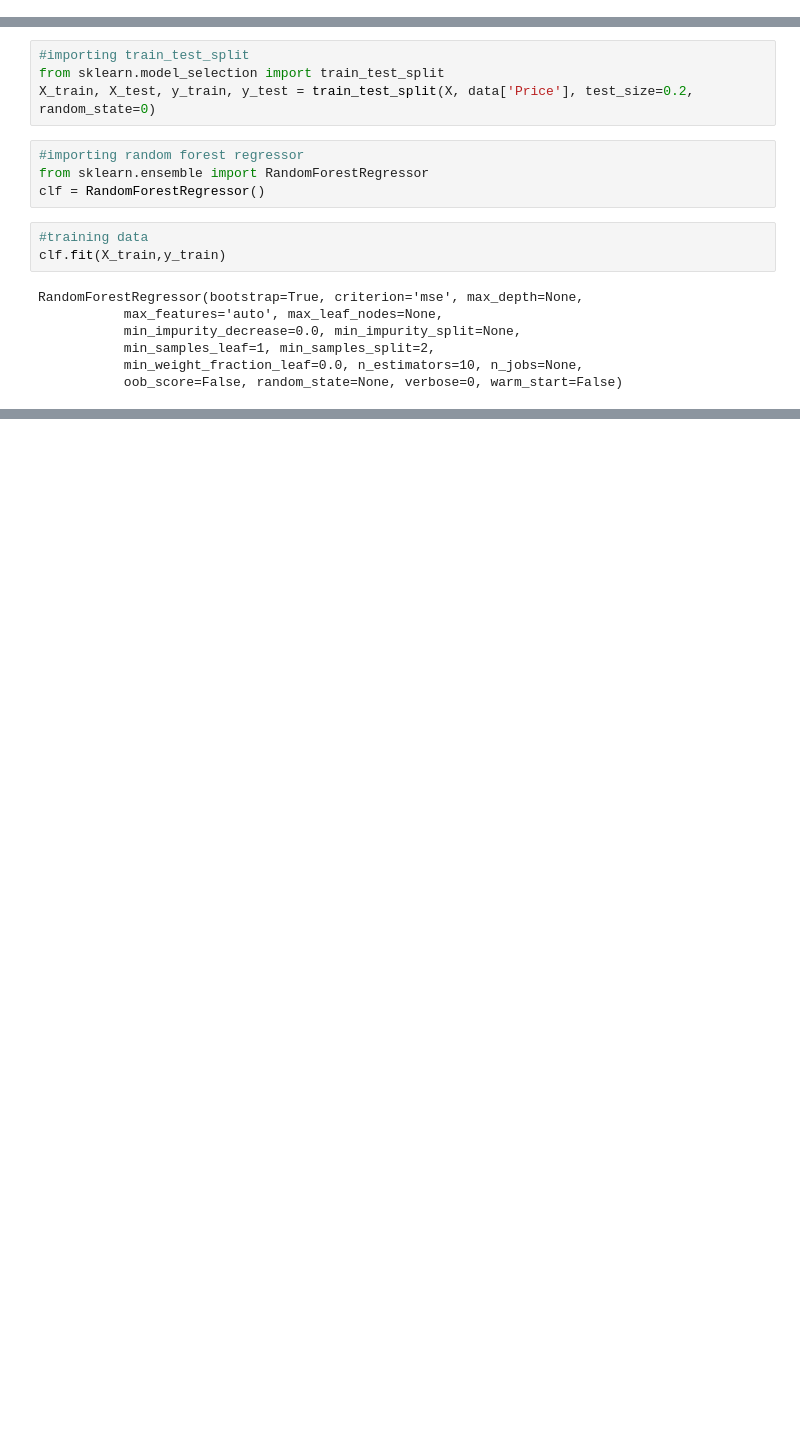
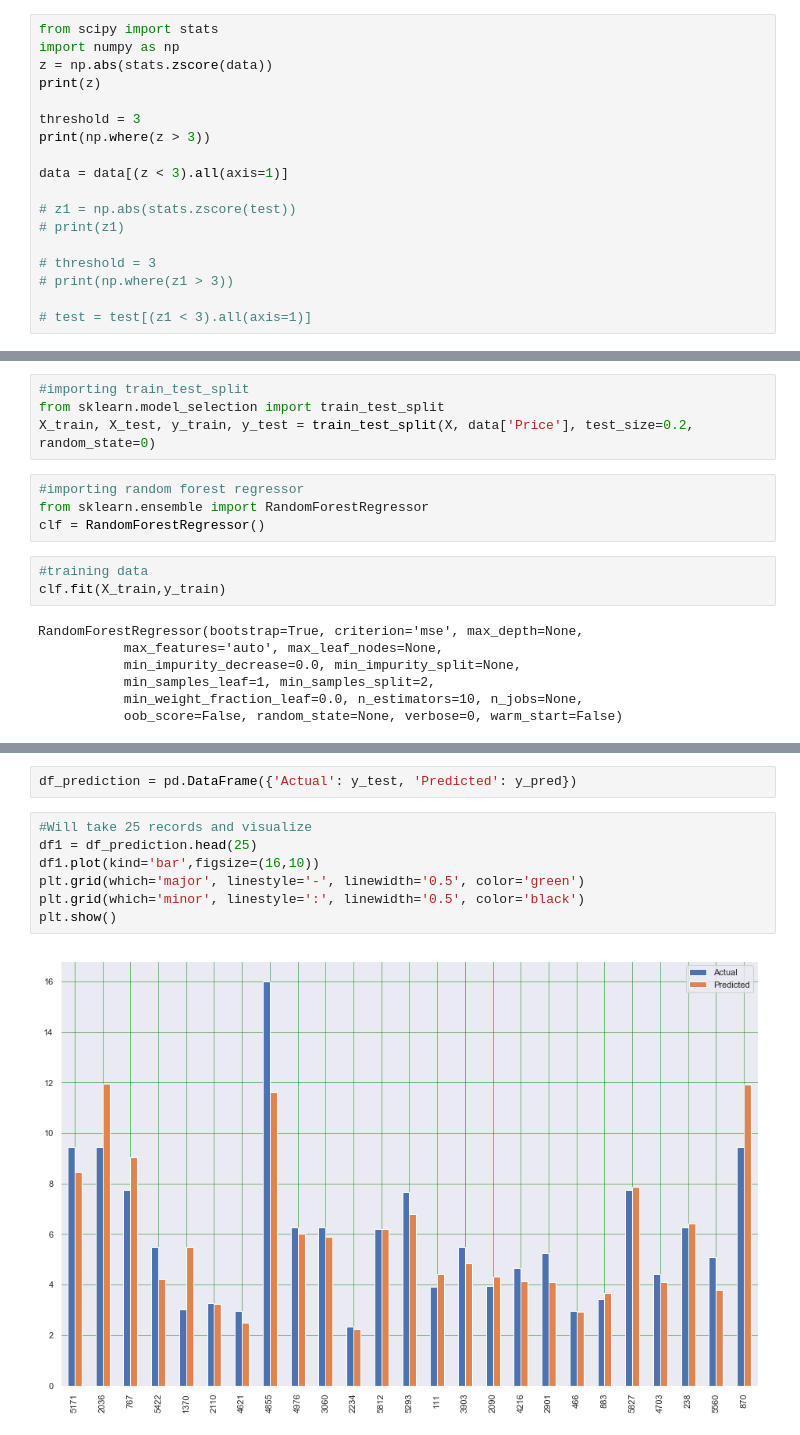
Before and after one commit to kiranmai14/Car-price-prediction, a Jupyter notebook: Car price prediction.ipynb, the cells around one changed output, grey strips where cells are left out. Drawn from its saved outputs; the diff is of its cells as text; blank space fills up the shorter version.

```diff
--- a/Car price prediction.ipynb
+++ b/Car price prediction.ipynb
@@ -280,0 +369,18 @@ data.head(5)
+# %%
+from scipy import stats
+import numpy as np
+z = np.abs(stats.zscore(data))
+print(z)
+
+threshold = 3
+print(np.where(z > 3))
+
+data = data[(z < 3).all(axis=1)]
+
+# z1 = np.abs(stats.zscore(test))
+# print(z1)
+
+# threshold = 3
+# print(np.where(z1 > 3))
+
+# test = test[(z1 < 3).all(axis=1)]
@@ -321,3 +453,14 @@ Root Mean Squared Error: 4.0293647273636015
+# %%
+df_prediction = pd.DataFrame({'Actual': y_test, 'Predicted': y_pred})
+# %%
+#Will take 25 records and visualize
+df1 = df_prediction.head(25)
+df1.plot(kind='bar',figsize=(16,10))
+plt.grid(which='major', linestyle='-', linewidth='0.5', color='green')
+plt.grid(which='minor', linestyle=':', linewidth='0.5', color='black')
+plt.show()
+# %% [output]
+[figure, added]
 # %%
 import sklearn.metrics
 metrics.r2_score(y_test,y_pred)
```
Also changed, not shown: parts of 66 cells of this notebook, 1 other file.
